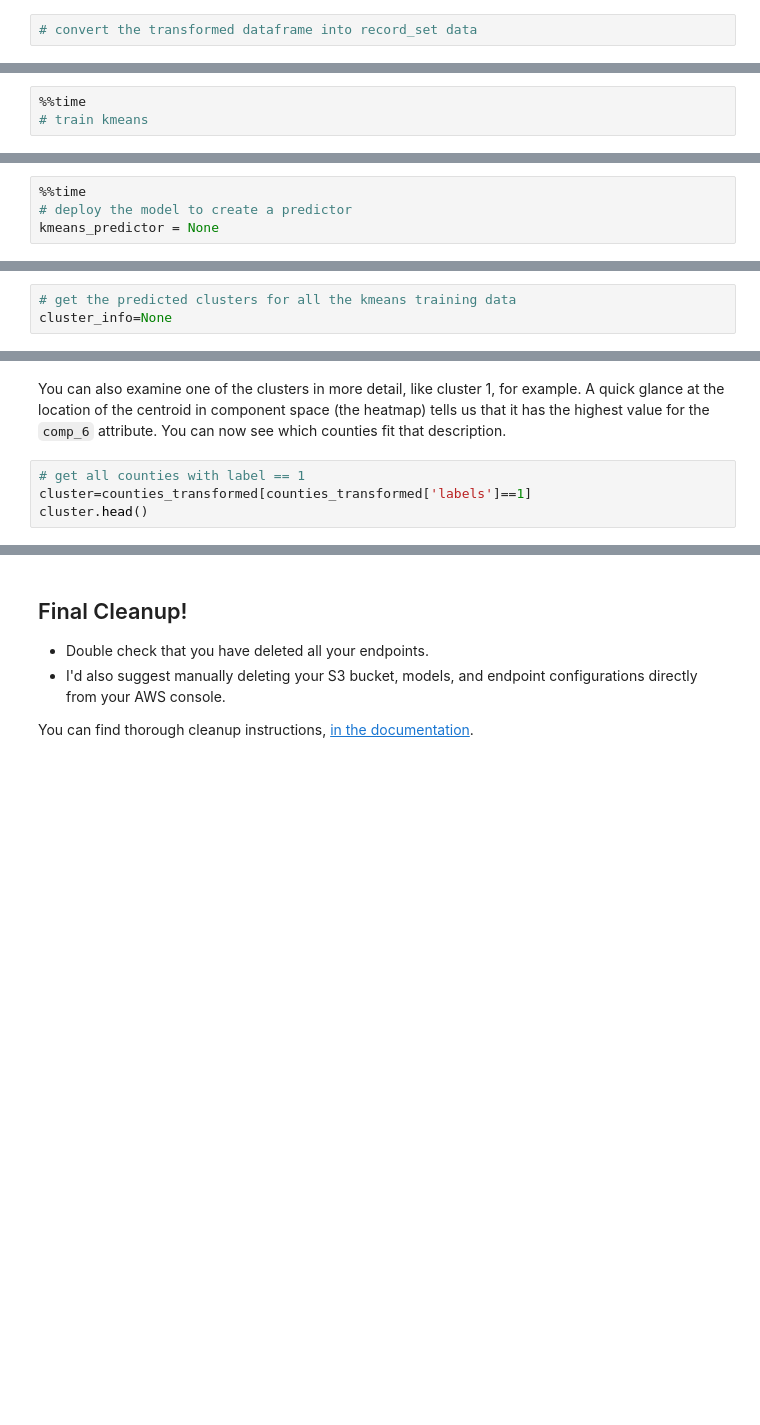
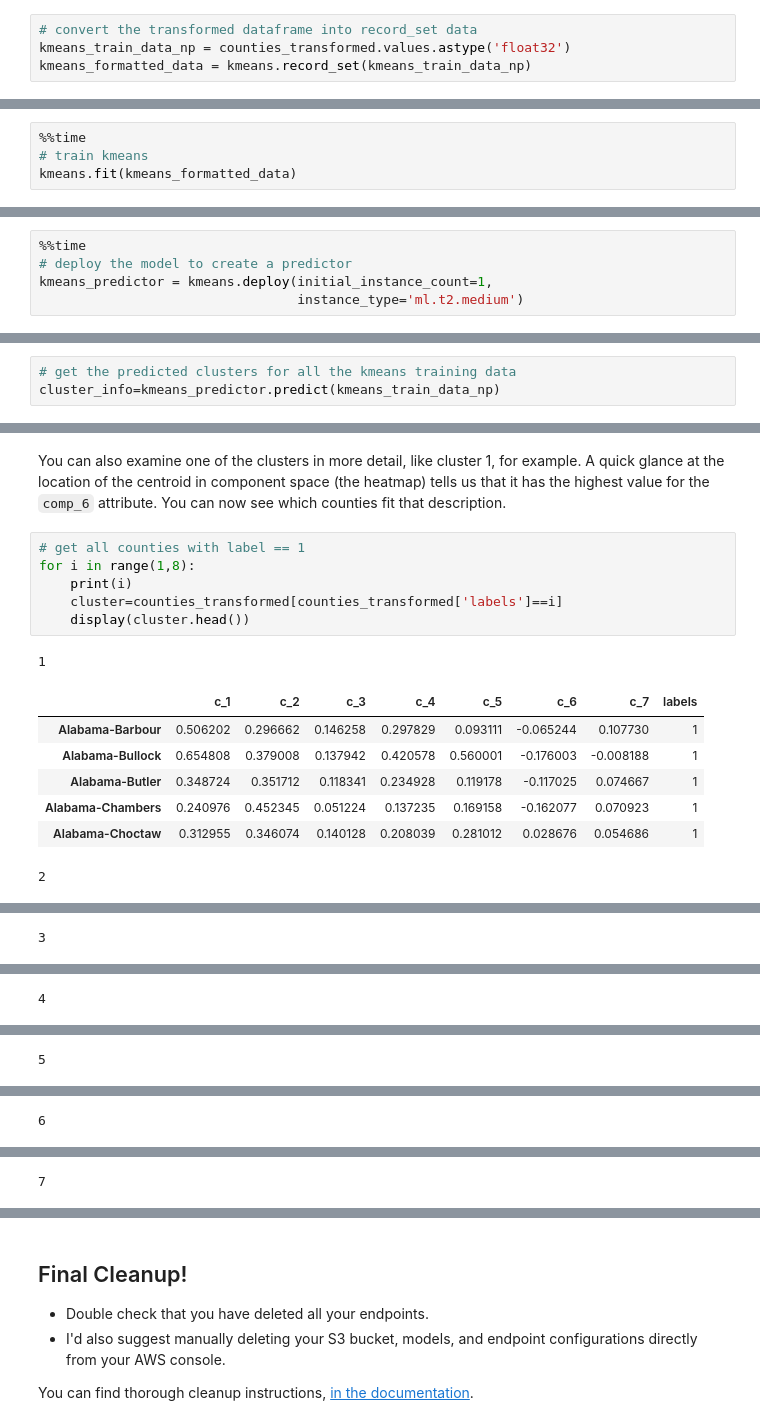
Before and after one commit to furyhawk/ML_SageMaker_Studies, a Jupyter notebook: Population_Segmentation/Pop_Segmentation_Exercise.ipynb, the cells around one changed output, grey strips where cells are left out. Cells and saved outputs as stored; diff of their text form; blank space fills up the shorter version.

```diff
--- a/Population_Segmentation/Pop_Segmentation_Exercise.ipynb
+++ b/Population_Segmentation/Pop_Segmentation_Exercise.ipynb
@@ -668,6 +807,8 @@ A distance elbow can be seen around 8 when the distance starts to increase and t
 Just as before, you should convert the `counties_transformed` df into a numpy array and then into a RecordSet. This is the required format for passing training data into a `KMeans` model.
 # %%
 # convert the transformed dataframe into record_set data
+kmeans_train_data_np = counties_transformed.values.astype('float32')
+kmeans_formatted_data = kmeans.record_set(kmeans_train_data_np)
 # %% [markdown]
 ### EXERCISE: Train the k-means model
 
@@ -675,3 +816,4 @@ Pass in the formatted training data and train the k-means model.
 # %%
 %%time
 # train kmeans
+kmeans.fit(kmeans_formatted_data)
@@ -682,4 +844,5 @@ Deploy the trained model to create a `kmeans_predictor`.
 # %%
 %%time
 # deploy the model to create a predictor
-kmeans_predictor = None
+kmeans_predictor = kmeans.deploy(initial_instance_count=1,
+                                 instance_type='ml.t2.medium')
@@ -689,7 +856,7 @@ kmeans_predictor = None
 After deploying the model, you can pass in the k-means training data, as a numpy array, and get resultant, predicted cluster labels for each data point.
 # %%
 # get the predicted clusters for all the kmeans training data
-cluster_info=None
+cluster_info=kmeans_predictor.predict(kmeans_train_data_np)
 # %% [markdown]
 ## Exploring the resultant clusters
 
@@ -791,5 +1057,16 @@ sorted_counties.head(20)
 You can also examine one of the clusters in more detail, like cluster 1, for example. A quick glance at the location of the centroid in component space (the heatmap) tells us that it has the highest value for the `comp_6` attribute. You can now see which counties fit that description.
 # %%
 # get all counties with label == 1
-cluster=counties_transformed[counties_transformed['labels']==1]
-cluster.head()
+for i in range(1,8):
+    print(i)
+    cluster=counties_transformed[counties_transformed['labels']==i]
+    display(cluster.head())
+# %% [output]
+1
+|  | c_1 | c_2 | c_3 | c_4 | c_5 | c_6 | c_7 | labels |
+| Alabama-Barbour | 0.506202 | 0.296662 | 0.146258 | 0.297829 | 0.093111 | -0.065244 | 0.107730 | 1 |
+| Alabama-Bullock | 0.654808 | 0.379008 | 0.137942 | 0.420578 | 0.560001 | -0.176003 | -0.008188 | 1 |
+| Alabama-Butler | 0.348724 | 0.351712 | 0.118341 | 0.234928 | 0.119178 | -0.117025 | 0.074667 | 1 |
+| Alabama-Chambers | 0.240976 | 0.452345 | 0.051224 | 0.137235 | 0.169158 | -0.162077 | 0.070923 | 1 |
+| Alabama-Choctaw | 0.312955 | 0.346074 | 0.140128 | 0.208039 | 0.281012 | 0.028676 | 0.054686 | 1 |
+2
@@ -795,0 +1079 @@ cluster.head()
+3
@@ -795,0 +1086 @@ cluster.head()
+4
@@ -795,0 +1093 @@ cluster.head()
+5
@@ -795,0 +1100 @@ cluster.head()
+6
@@ -795,0 +1107 @@ cluster.head()
+7
```
Also changed, not shown: parts of 33 cells of this notebook.
